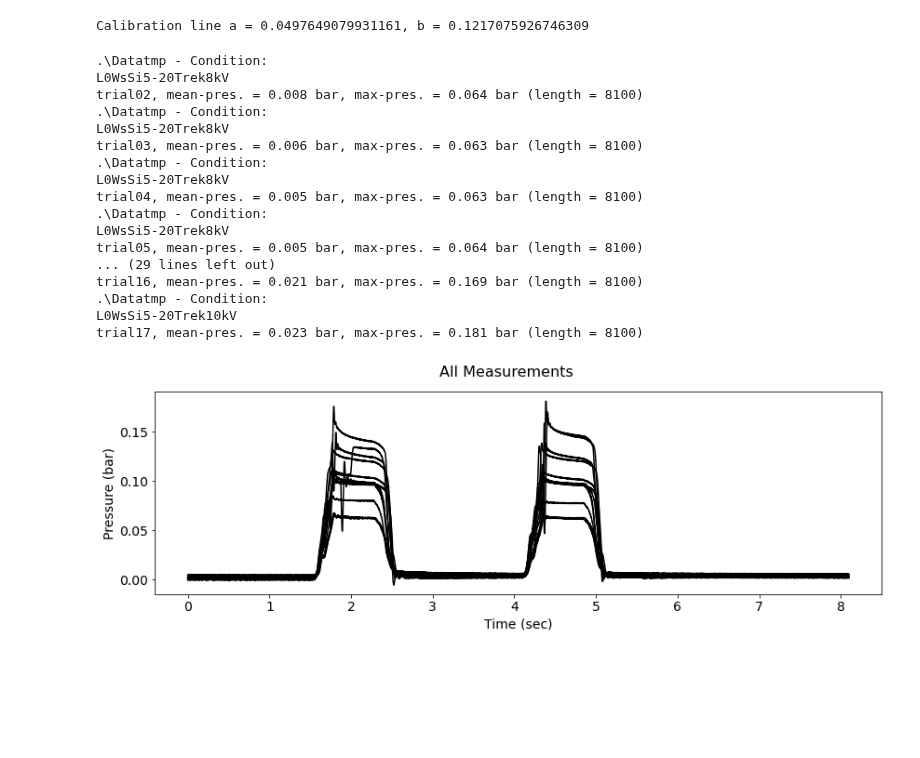
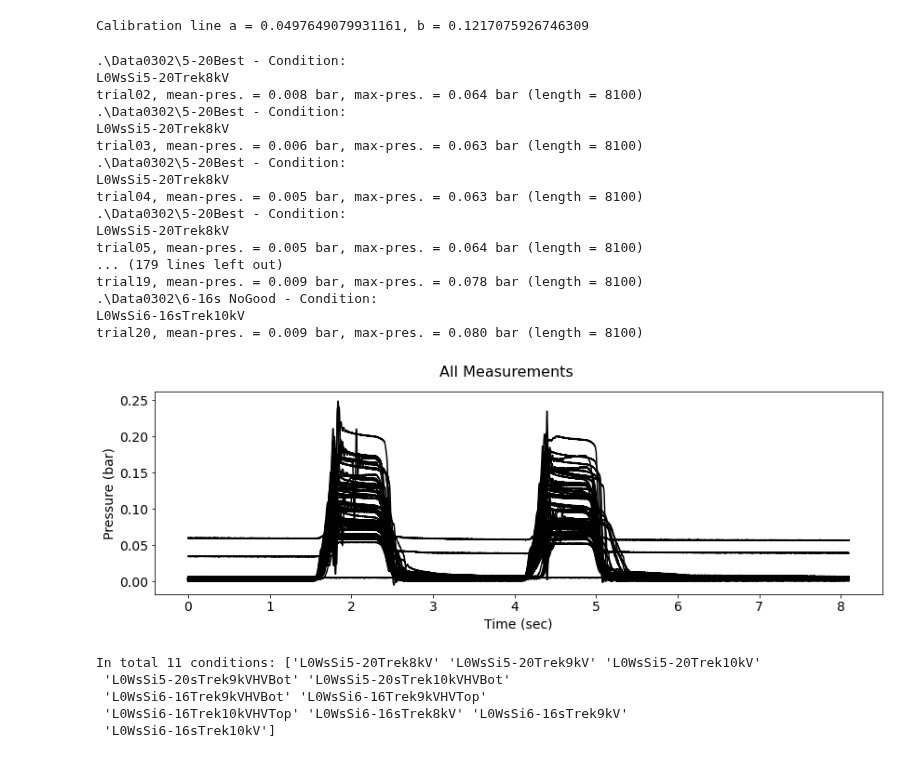
Before and after one commit to maxwellre/pycode, a Jupyter notebook: BipolarDAQ/BipolarDataAnalysis.ipynb, the cells around one changed output. Saved outputs shown, nothing was run; the diff lists cells and outputs as text; code cells hidden in the pictures; blank space fills up the shorter version.

Commit message:
Check 20200.03.02 data with BipolarDAQ

```diff
--- a/BipolarDAQ/BipolarDataAnalysis.ipynb
+++ b/BipolarDAQ/BipolarDataAnalysis.ipynb
@@ -22,8 +22,8 @@ Fs = 1000
 # dataPath = ".\Data0924 OfficialMeasurement"
 # dataPath = ".\Data1008 PressureMeasureOf1007"
 # dataPath = ".\Data0228Valid"
-# dataPath = ".\Data0302"
-dataPath = ".\Datatmp"
+dataPath = ".\Data0302"
+#dataPath = ".\Datatmp"
 
 calib = np.loadtxt('Calibration20210802.txt')
 print("Calibration line a = %.16f, b = %.16f" % (calib[0],calib[1]))
@@ -52,8 +52,8 @@ Import data from csv files
 
 ax = aPlot('All Measurements')
 
-start_ind = ((np.array([1]) - 0.1) * Fs).astype(int)
-end_ind = ((np.array([6]) + 0.1) * Fs).astype(int)
+start_ind = ((np.array([1.5, 4]) - 0.1) * Fs).astype(int)
+end_ind = ((np.array([3, 5.5]) + 0.1) * Fs).astype(int)
 
 presData = []
 for root, directories, files in walk(dataPath):
@@ -74,43 +74,43 @@ for root, directories, files in walk(dataPath):
 
         ax.plot(np.arange(dataLen)/Fs, (data[:,1]-calib[1])*calib[0], color = 'k')
 
         meanVoltage = np.mean(data[int(dataLen/2):,1]) - data[0,1]
         meanPressure = (meanVoltage-calib[1])*calib[0]
 
         maxVoltage = np.max(data[:,1]) - np.min(data[:,1]);
         maxPressure = maxVoltage*calib[0]
 
         print("%s - Condition: " % root)
         print(names)
         print("trial%02d, mean-pres. = %.3f bar, max-pres. = %.3f bar (length = %d)" %
               (trialNum, meanPressure, maxPressure, dataLen))
 
 #######         if(trialNum > 0 and trialNum < 6):
         presData.append([names, trialNum, meanPressure, maxPressure])
 
 ax.set_xlabel('Time (sec)')
 ax.set_ylabel('Pressure (bar)')
 
 presData = pd.DataFrame(presData, columns = ['Condition','Trial','MeanPressure','MaxPressure'])
 # %% [output]
-.\Datatmp - Condition:
+.\Data0302\5-20Best - Condition:
 L0WsSi5-20Trek8kV
 trial02, mean-pres. = 0.008 bar, max-pres. = 0.064 bar (length = 8100)
-.\Datatmp - Condition:
+.\Data0302\5-20Best - Condition:
 L0WsSi5-20Trek8kV
 trial03, mean-pres. = 0.006 bar, max-pres. = 0.063 bar (length = 8100)
-.\Datatmp - Condition:
+.\Data0302\5-20Best - Condition:
 L0WsSi5-20Trek8kV
 trial04, mean-pres. = 0.005 bar, max-pres. = 0.063 bar (length = 8100)
-.\Datatmp - Condition:
+.\Data0302\5-20Best - Condition:
 L0WsSi5-20Trek8kV
 trial05, mean-pres. = 0.005 bar, max-pres. = 0.064 bar (length = 8100)
-... (29 lines left out)
-trial16, mean-pres. = 0.021 bar, max-pres. = 0.169 bar (length = 8100)
-.\Datatmp - Condition:
-L0WsSi5-20Trek10kV
-trial17, mean-pres. = 0.023 bar, max-pres. = 0.181 bar (length = 8100)
+... (179 lines left out)
+trial19, mean-pres. = 0.009 bar, max-pres. = 0.078 bar (length = 8100)
+.\Data0302\6-16s NoGood - Condition:
+L0WsSi6-16sTrek10kV
+trial20, mean-pres. = 0.009 bar, max-pres. = 0.080 bar (length = 8100)
-[figure, old version]
+[figure, new version]
 # %%
 ################## presData = pd.read_csv('MergedProsssed0719and0728.csv'); presData.head()
 # %%
@@ -119,5 +119,11 @@ condiNum = len(condiNames)
 print("In total %d conditions: %s" % (condiNum, condiNames))
 
 ################## condiNames = condiNames[[4,5,0,1,2,3,7,8,15,16,9,11,12,10,6,13,14]]
+# %% [output]
+In total 11 conditions: ['L0WsSi5-20Trek8kV' 'L0WsSi5-20Trek9kV' 'L0WsSi5-20Trek10kV'
+ 'L0WsSi5-20sTrek9kVHVBot' 'L0WsSi5-20sTrek10kVHVBot'
+ 'L0WsSi6-16Trek9kVHVBot' 'L0WsSi6-16Trek9kVHVTop'
+ 'L0WsSi6-16Trek10kVHVTop' 'L0WsSi6-16sTrek8kV' 'L0WsSi6-16sTrek9kV'
+ 'L0WsSi6-16sTrek10kV']
 # %%
 # Display selected conditions only
```
Also changed, not shown: parts of 3 cells of this notebook.
